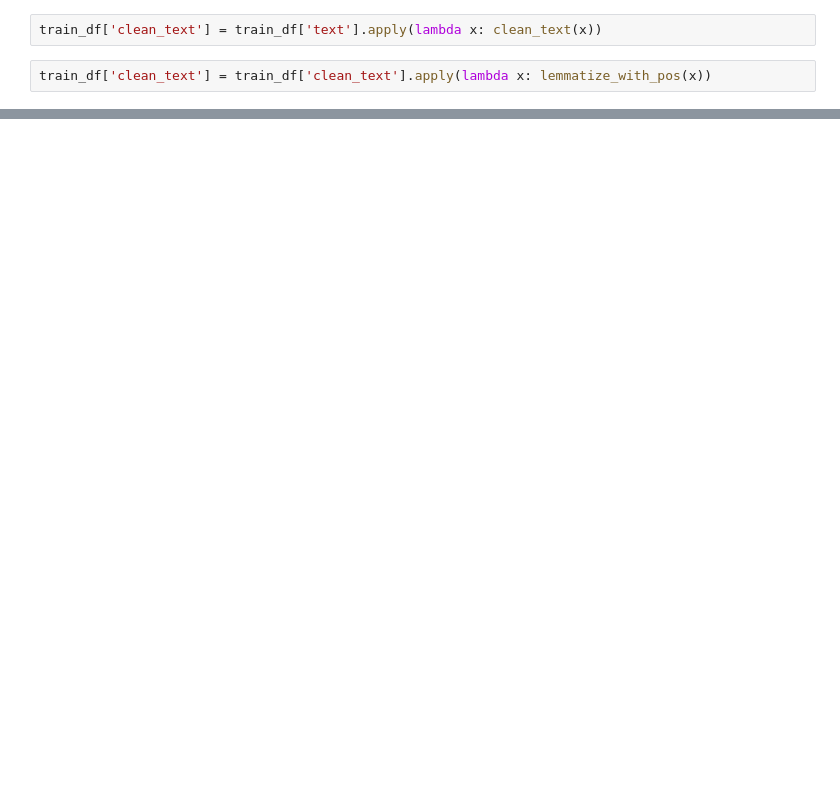
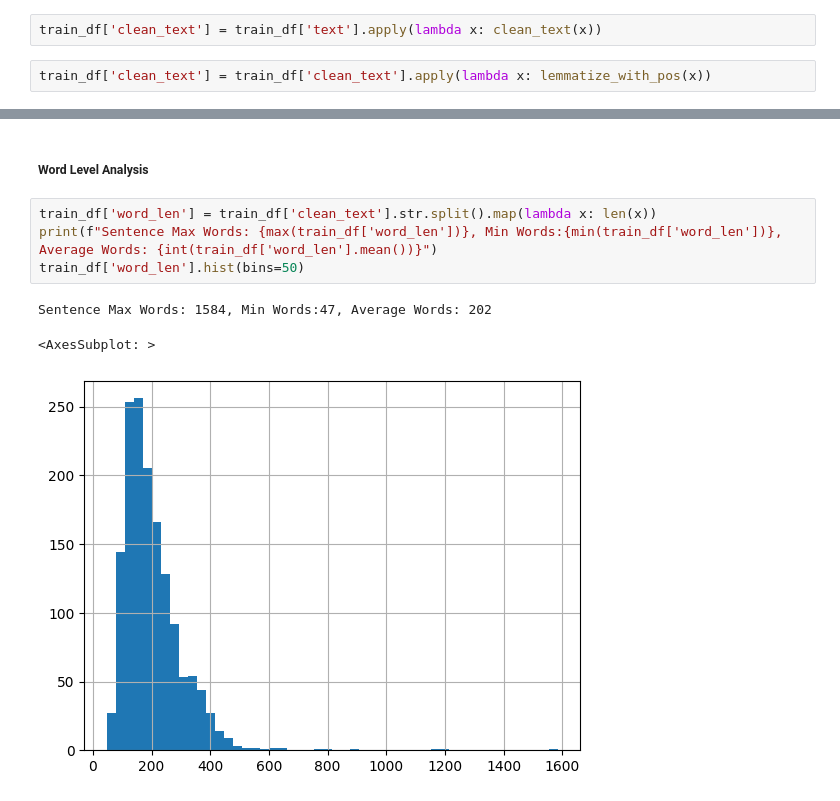
Before and after one commit to VinodKumarJodu/news-article-classification, a Jupyter notebook: notebooks/eda.ipynb, the cells around one changed output, grey strips where cells are left out. Saved outputs shown, nothing was run; the diff lists cells and outputs as text; blank space fills up the shorter version.

```diff
--- a/notebooks/eda.ipynb
+++ b/notebooks/eda.ipynb
@@ -221,0 +230,10 @@ KeyboardInterrupt:
+# %% [markdown]
+##### **Word Level Analysis**
+# %%
+train_df['word_len'] = train_df['clean_text'].str.split().map(lambda x: len(x))
+print(f"Sentence Max Words: {max(train_df['word_len'])}, Min Words:{min(train_df['word_len'])}, Average Words: {int(train_df['word_len'].mean())}")
+train_df['word_len'].hist(bins=50)
+# %% [output]
+Sentence Max Words: 1584, Min Words:47, Average Words: 202
+<AxesSubplot: >
+[figure, added]
```
Also changed, not shown: parts of 45 cells of this notebook, 10 other files.
